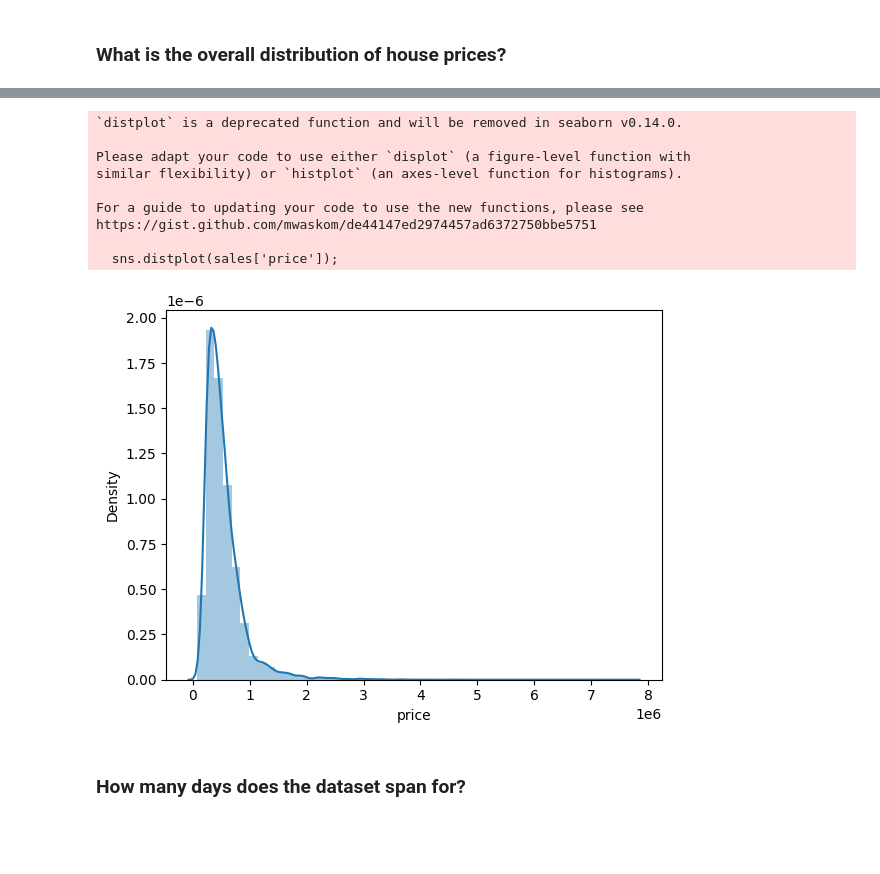
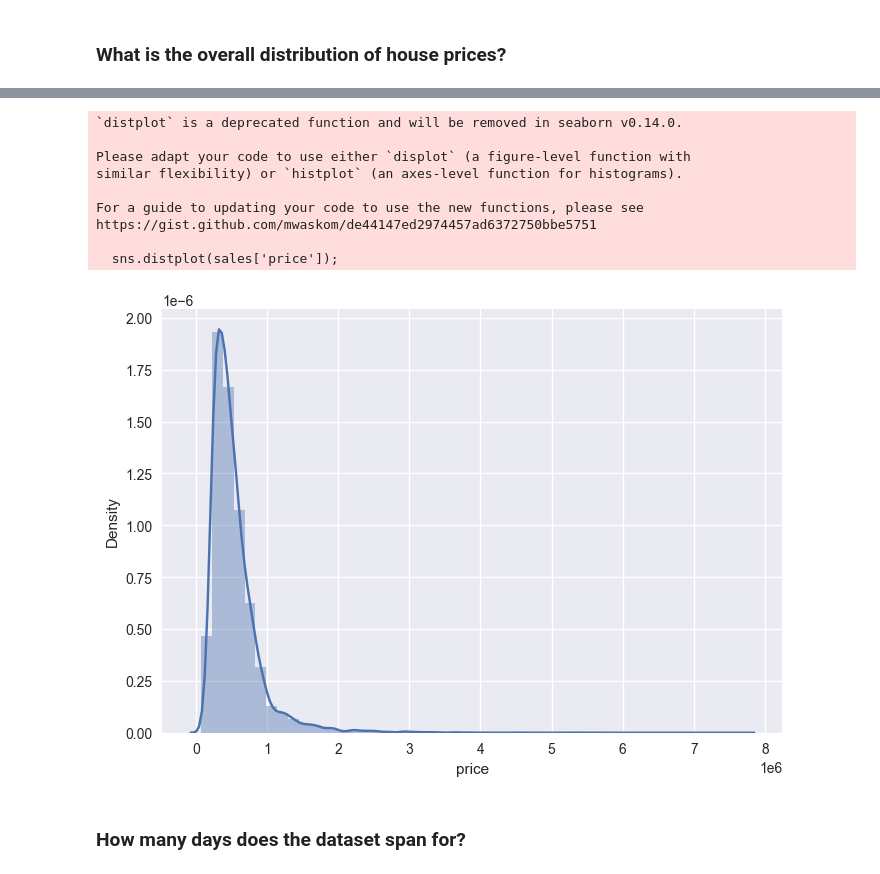
Before and after one commit to YaqoobD/KC_houses_data_Analysis, a Jupyter notebook: houses_sale.ipynb, the cells around one changed output, grey strips where cells are left out. Saved outputs shown, nothing was run; the diff lists cells and outputs as text; code cells hidden in the pictures; blank space fills up the shorter version.

```diff
--- a/houses_sale.ipynb
+++ b/houses_sale.ipynb
@@ -116,6 +136,7 @@ memory usage: 3.5 MB
 ### What is the overall distribution of house prices?
 # %%
 # Create histogram of house prices
+plt.style.use('seaborn-v0_8')
 plt.hist(sales['price'], bins=50)
 plt.xlabel('House Price')
 plt.ylabel('Frequency')
@@ -125,17 +146,18 @@ plt.show()
 # %%
 # Plotting the distribution of sale prices using seaborn's distplot function
+plt.style.use('seaborn-v0_8')
 sns.distplot(sales['price']);
 # %% [output]
 `distplot` is a deprecated function and will be removed in seaborn v0.14.0.
 
 Please adapt your code to use either `displot` (a figure-level function with
 similar flexibility) or `histplot` (an axes-level function for histograms).
 
 For a guide to updating your code to use the new functions, please see
 https://gist.github.com/mwaskom/de44147ed2974457ad6372750bbe5751
 
   sns.distplot(sales['price']);
-[figure, old version]
+[figure, new version]
 # %% [markdown]
 ### How many days does the dataset span for?
 # %%
```
Also changed, not shown: parts of 15 cells of this notebook.
